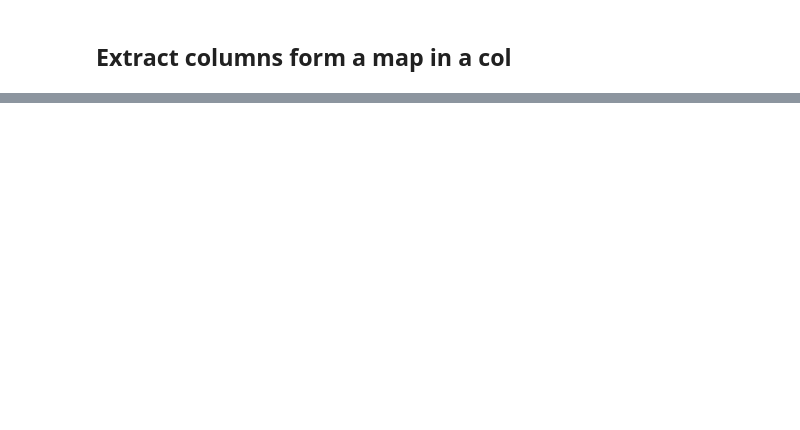
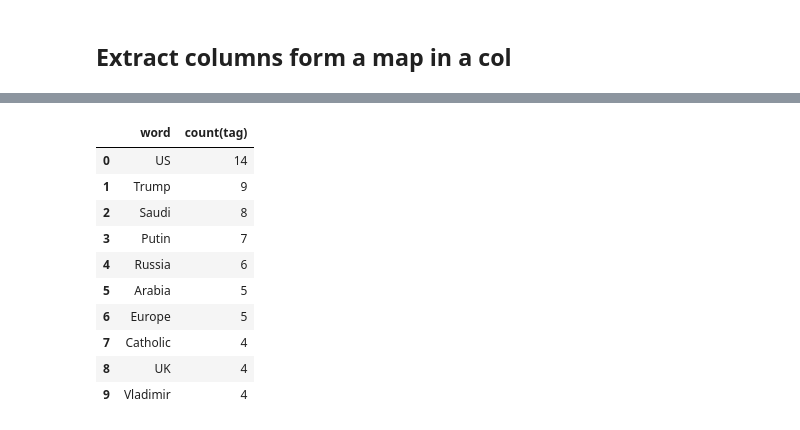
Before and after one commit to srkucd/data_lake, a Jupyter notebook: Exercise 2 - Advanced Analytics NLP.ipynb, the cells around one changed output, grey strips where cells are left out. Cells and saved outputs as stored; diff of their text form; code cells hidden in the pictures; blank space fills up the shorter version.

```diff
--- a/Exercise 2 - Advanced Analytics NLP.ipynb
+++ b/Exercise 2 - Advanced Analytics NLP.ipynb
@@ -109,0 +195,21 @@ from pyspark.sql.functions import desc
+# %%
+from pyspark.sql.functions import desc
+dfWordTag.createOrReplaceTempView('nlp')
+sql = """SELECT word, count(tag)
+         FROM nlp
+         GROUP BY word
+         ORDER BY count(tag) DESC
+         LIMIT 10"""
+spark.sql(sql).toPandas()
+# %% [output]
+|  | word | count(tag) |
+| 0 | US | 14 |
+| 1 | Trump | 9 |
+| 2 | Saudi | 8 |
+| 3 | Putin | 7 |
+| 4 | Russia | 6 |
+| 5 | Arabia | 5 |
+| 6 | Europe | 5 |
+| 7 | Catholic | 4 |
+| 8 | UK | 4 |
+| 9 | Vladimir | 4 |
```
Also changed, not shown: parts of 13 cells of this notebook.
